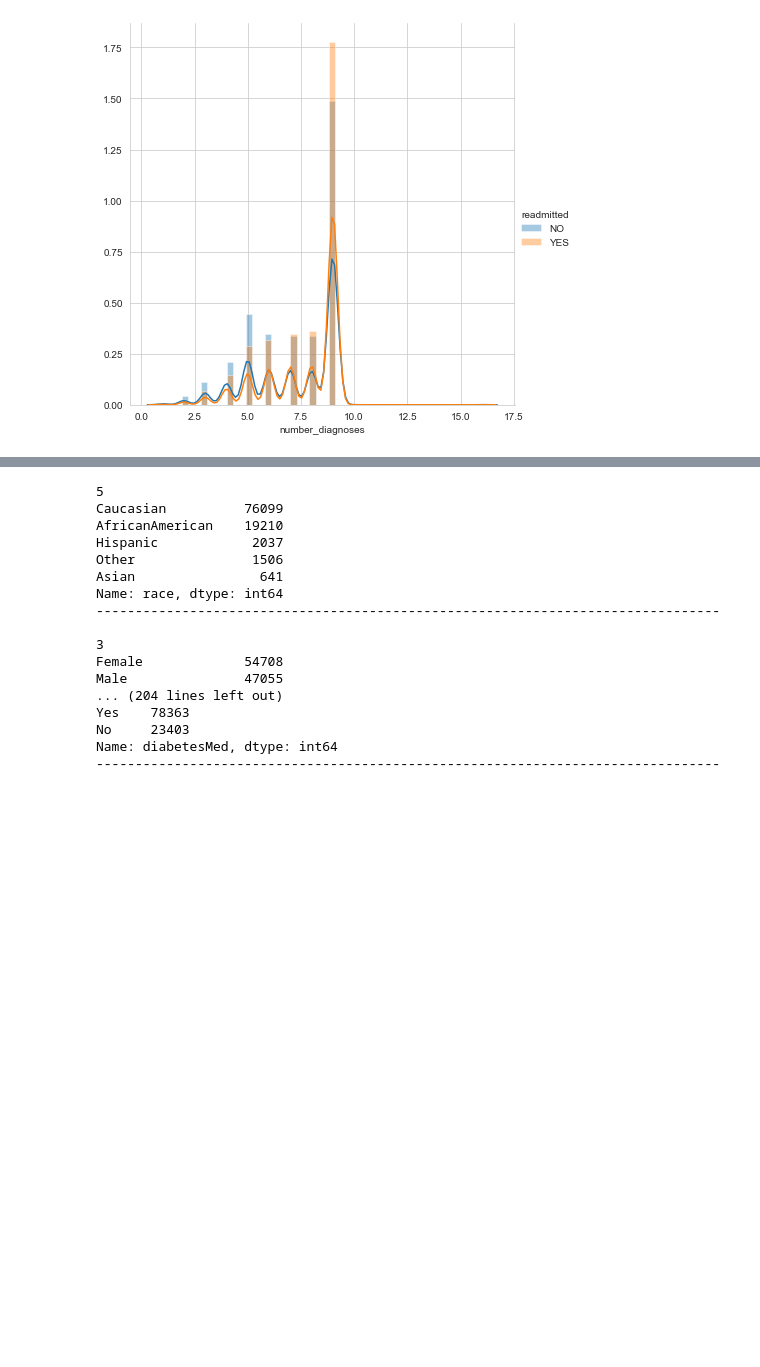
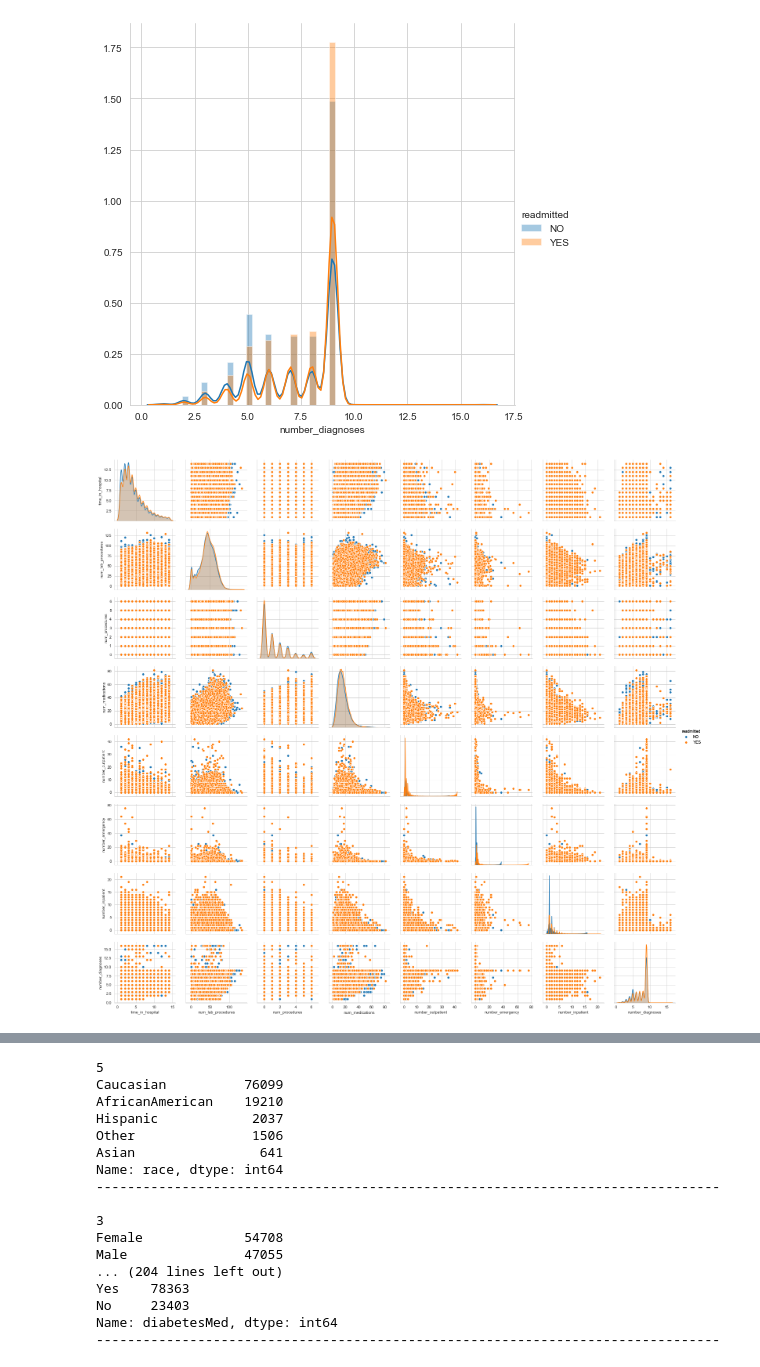
Before and after one commit to abhi18av/Risk_Stratification, a Jupyter notebook: src/Diabetic_Patients_Risk_Stratification.ipynb, the cells around one changed output, grey strips where cells are left out. Cells and saved outputs as stored; diff of their text form; code cells hidden in the pictures; blank space fills up the shorter version.

Commit message:
cleaning data... still

```diff
--- a/src/Diabetic_Patients_Risk_Stratification.ipynb
+++ b/src/Diabetic_Patients_Risk_Stratification.ipynb
@@ -199,25 +209,28 @@ for a_num_feature in diabetic_patient_data_num_features:
 [figure]
 [figure]
 # %%
+# NOTE Bivariate analysis of some numerical attributes
 
 # Pairplot
 
 diabetic_patient_data_num_features = [
     # 'encounter_id',  # TODO can drop
     # 'patient_nbr',  # TODO can drop
     # 'admission_type_id',  # NOTE cat-encoded
     # 'discharge_disposition_id',  # NOTE cat-encoded
     # 'admission_source_id',  # NOTE cat-encoded
     'readmitted',  # NOTE  add this for using with hue
     'time_in_hospital',
     'num_lab_procedures',
     'num_procedures',
     'num_medications',
     'number_outpatient',
     'number_emergency',
     'number_inpatient',
     'number_diagnoses']
 
-# diabetic_patient_data_num_features_df = diabetic_patient_data[diabetic_patient_data_num_features]
-# sns.pairplot(diabetic_patient_data_num_features_df, hue='readmitted').add_legend()
-# plt.show()
+diabetic_patient_data_num_features_df = diabetic_patient_data[diabetic_patient_data_num_features]
+sns.pairplot(diabetic_patient_data_num_features_df, hue='readmitted').add_legend()
+plt.show()
+# %% [output]
+[figure, added]
```
Also changed, not shown: parts of 14 cells of this notebook, 1 other file.
